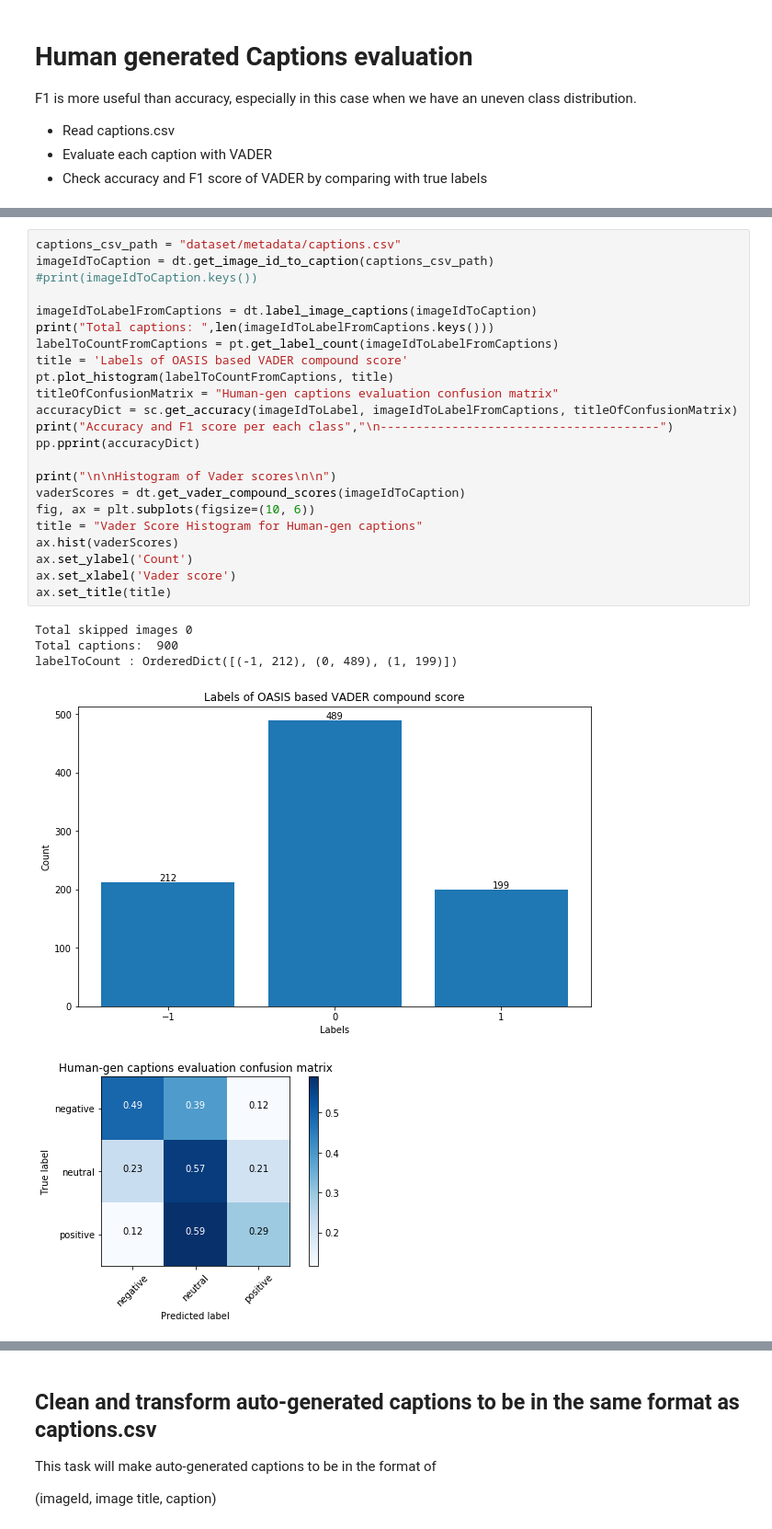
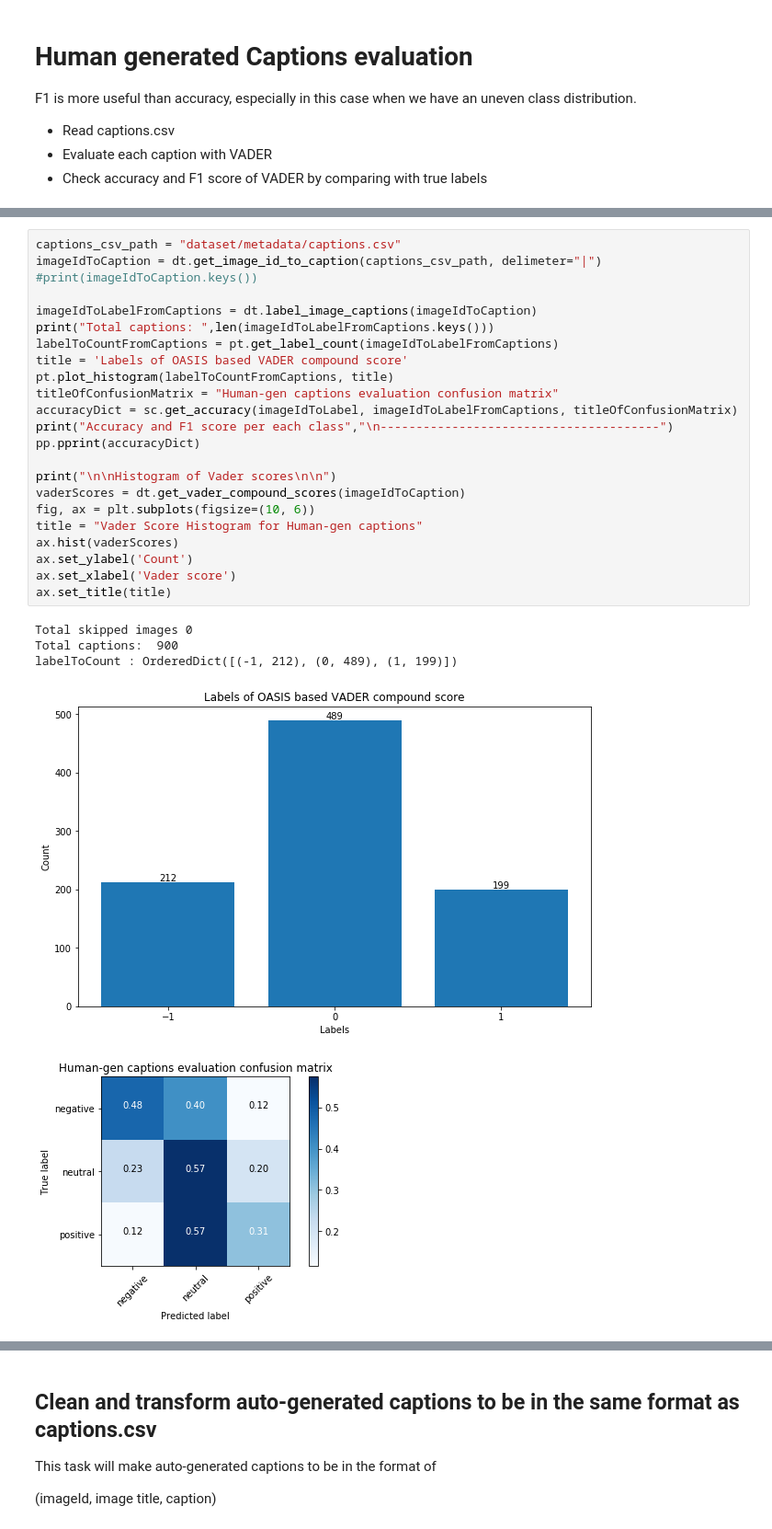
Before and after one commit to elkhand/human-emotions-classifier, a Jupyter notebook: Evaluating-Image-Captions-With-VADER.ipynb, the cells around one changed output, grey strips where cells are left out. Shown at 92% size. Drawn from its saved outputs; the diff is of its cells as text.

Commit message:
fixed captions.csv and udpated results, VADER got 23% acc, and higher f1 scores

```diff
--- a/Evaluating-Image-Captions-With-VADER.ipynb
+++ b/Evaluating-Image-Captions-With-VADER.ipynb
@@ -183,31 +193,31 @@ F1 is more useful than accuracy, especially in this case when we have an uneven
 # %%
 captions_csv_path = "dataset/metadata/captions.csv"
-imageIdToCaption = dt.get_image_id_to_caption(captions_csv_path)
+imageIdToCaption = dt.get_image_id_to_caption(captions_csv_path, delimeter="|")
 #print(imageIdToCaption.keys())
 
 imageIdToLabelFromCaptions = dt.label_image_captions(imageIdToCaption)
 print("Total captions: ",len(imageIdToLabelFromCaptions.keys()))
 labelToCountFromCaptions = pt.get_label_count(imageIdToLabelFromCaptions)
 title = 'Labels of OASIS based VADER compound score'
 pt.plot_histogram(labelToCountFromCaptions, title)
 titleOfConfusionMatrix = "Human-gen captions evaluation confusion matrix"
 accuracyDict = sc.get_accuracy(imageIdToLabel, imageIdToLabelFromCaptions, titleOfConfusionMatrix)
 print("Accuracy and F1 score per each class","\n---------------------------------------")
 pp.pprint(accuracyDict)
 
 print("\n\nHistogram of Vader scores\n\n")
 vaderScores = dt.get_vader_compound_scores(imageIdToCaption)
 fig, ax = plt.subplots(figsize=(10, 6))
 title = "Vader Score Histogram for Human-gen captions"
 ax.hist(vaderScores)
 ax.set_ylabel('Count')
 ax.set_xlabel('Vader score')
 ax.set_title(title)
 # %% [output]
 Total skipped images 0
 Total captions:  900
 labelToCount : OrderedDict([(-1, 212), (0, 489), (1, 199)])
 [figure]
-[figure, old version]
+[figure, new version]
 Accuracy and F1 score per each class
 ---------------------------------------
```
Also changed, not shown: parts of 5 cells of this notebook, 5 other files.
